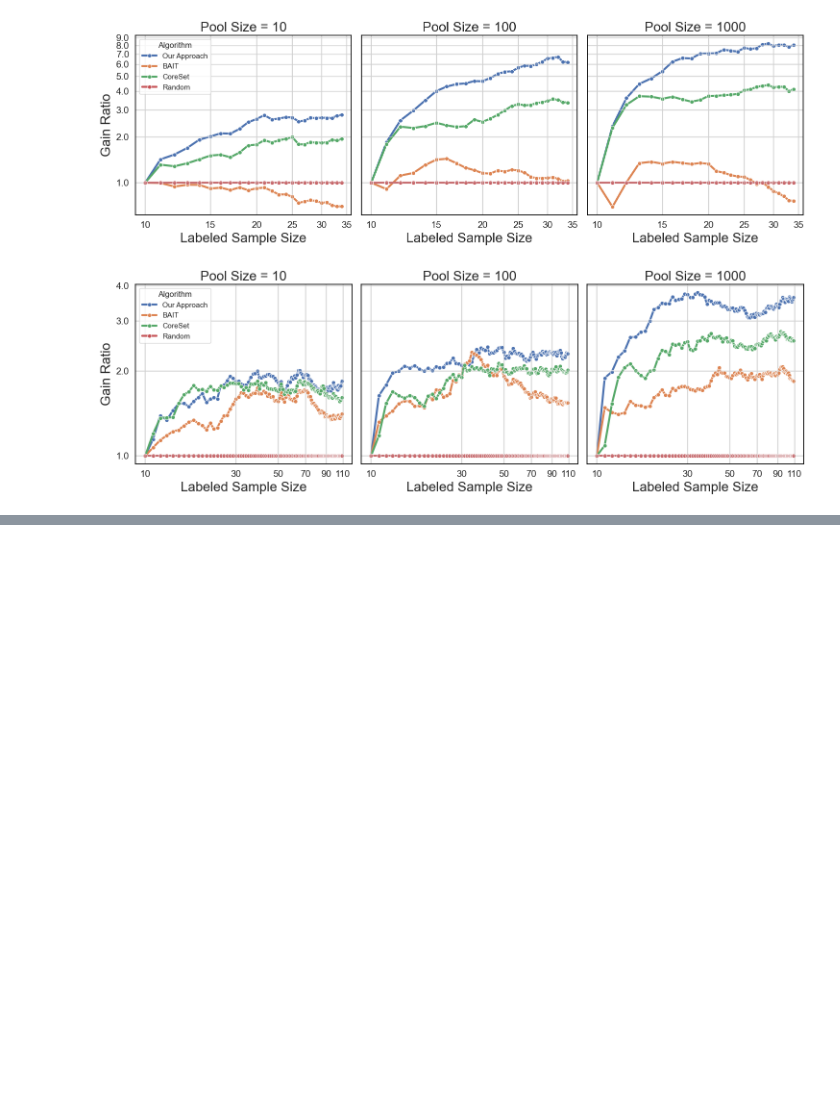
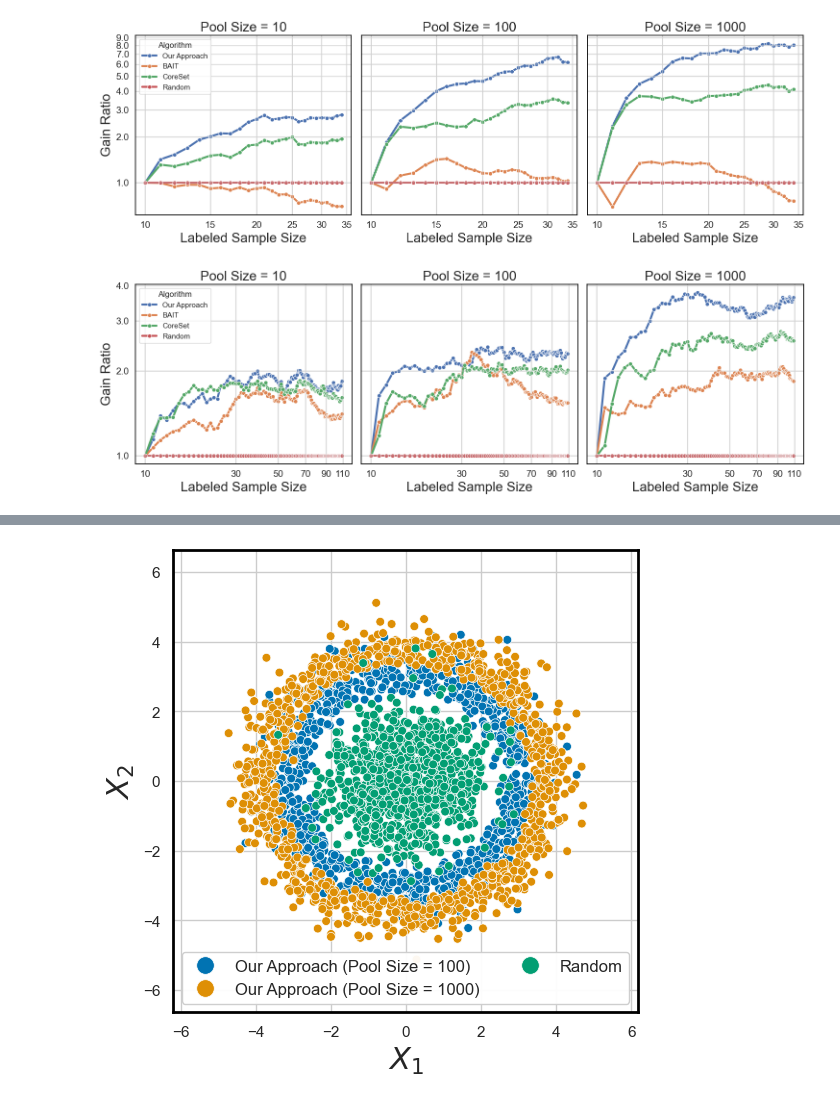
Before and after one commit to pingle14/ActiveLearningProj, a Jupyter notebook: notebook_analysis/plot_maker.ipynb, the cells around one changed output, grey strips where cells are left out. Saved outputs shown, nothing was run; the diff lists cells and outputs as text; code cells hidden in the pictures; blank space fills up the shorter version.

Commit message:
Add multivar experiment

```diff
--- a/notebook_analysis/plot_maker.ipynb
+++ b/notebook_analysis/plot_maker.ipynb
@@ -624,3 +624,14 @@ ALGO: Random, Pool Sizes: 1000
 |  | Iteration | Variance Difference in Params | Algorithm | Pool Size |
 [figure]
 [figure]
+# %%
+df = pd.read_csv("../data/multiVar_linearity1.0_s10_b1_p100_n1_i1000_c5_mFalse.csv")
+df = df[df.Algorithm != "Our Approach (Pool Size = 100, Budget = 10)"]
+df["Algorithm"] = df["Algorithm"].replace(
+    {
+        "Our Approach (Pool Size = 100, Budget = 1)": "Our Approach (Pool Size = 100)",
+        "Our Approach (Pool Size = 1000, Budget = 1)": "Our Approach (Pool Size = 1000)",
+    }
+)
+df = df.sort_values(by="Algorithm", ascending=True)
+df
@@ -626,0 +652,39 @@ ALGO: Random, Pool Sizes: 1000
+# %%
+fig, ax = plt.subplots(figsize=(6, 6))
+
+# Scatterplot with hue
+sns.scatterplot(
+    data=df.iloc[10:], x="X1", y="X2", hue="Algorithm", s=40, palette="colorblind"
+)
+
+# Add legend with background color
+plt.legend(
+    loc=3,
+    borderaxespad=0.5,
+    markerscale=2,
+    fancybox=True,
+    framealpha=0.95,
+    ncols=2,
+    facecolor="white",
+    prop={"size": 12},
+)
+
+# Add labels
+plt.xlabel(r"$X_1$", size=22)
+plt.ylabel(r"$X_2$", size=22)
+
+# Increase x and y limits by 1 unit on both sides
+x_min, x_max = plt.xlim()  # Get current x limits
+y_min, y_max = plt.ylim()  # Get current y limits
+plt.xlim(x_min - 1, x_max + 1)  # Increase x limits by 1 unit on both sides
+plt.ylim(y_min - 1, y_max + 1)  # Increase y limits by 1 unit on both sides
+
+# Add a black border around the plot area (the axes)
+for spine in ax.spines.values():
+    spine.set_edgecolor("black")  # Set the border color
+    spine.set_linewidth(2)  # Set the border width
+
+# Save the plot as an image file
+plt.savefig("../plots/multivar-labeledX-chi2.pdf", bbox_inches="tight")
+# %% [output]
+[figure, added]
```
Also changed, not shown: parts of 3 cells of this notebook, 11 other files.
